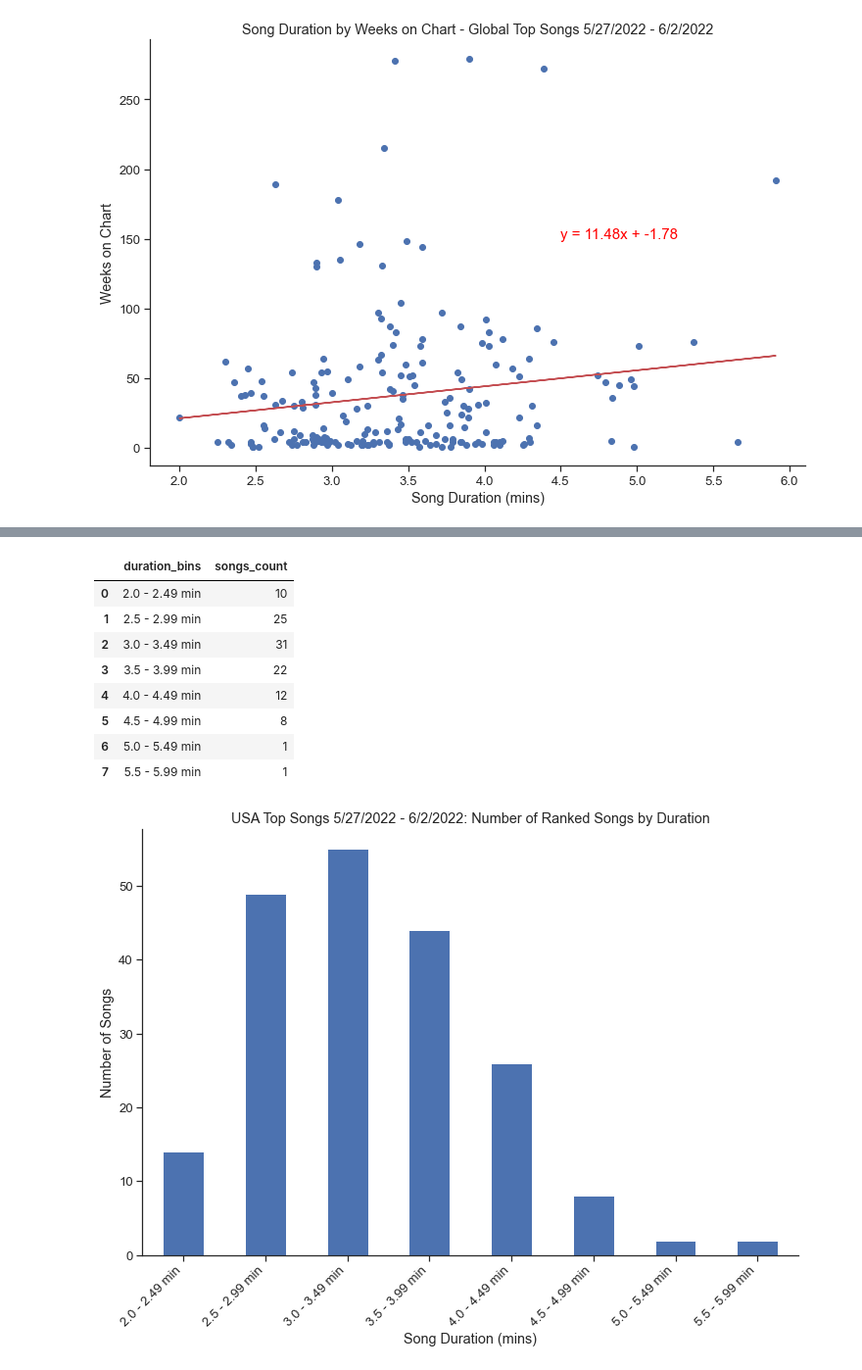
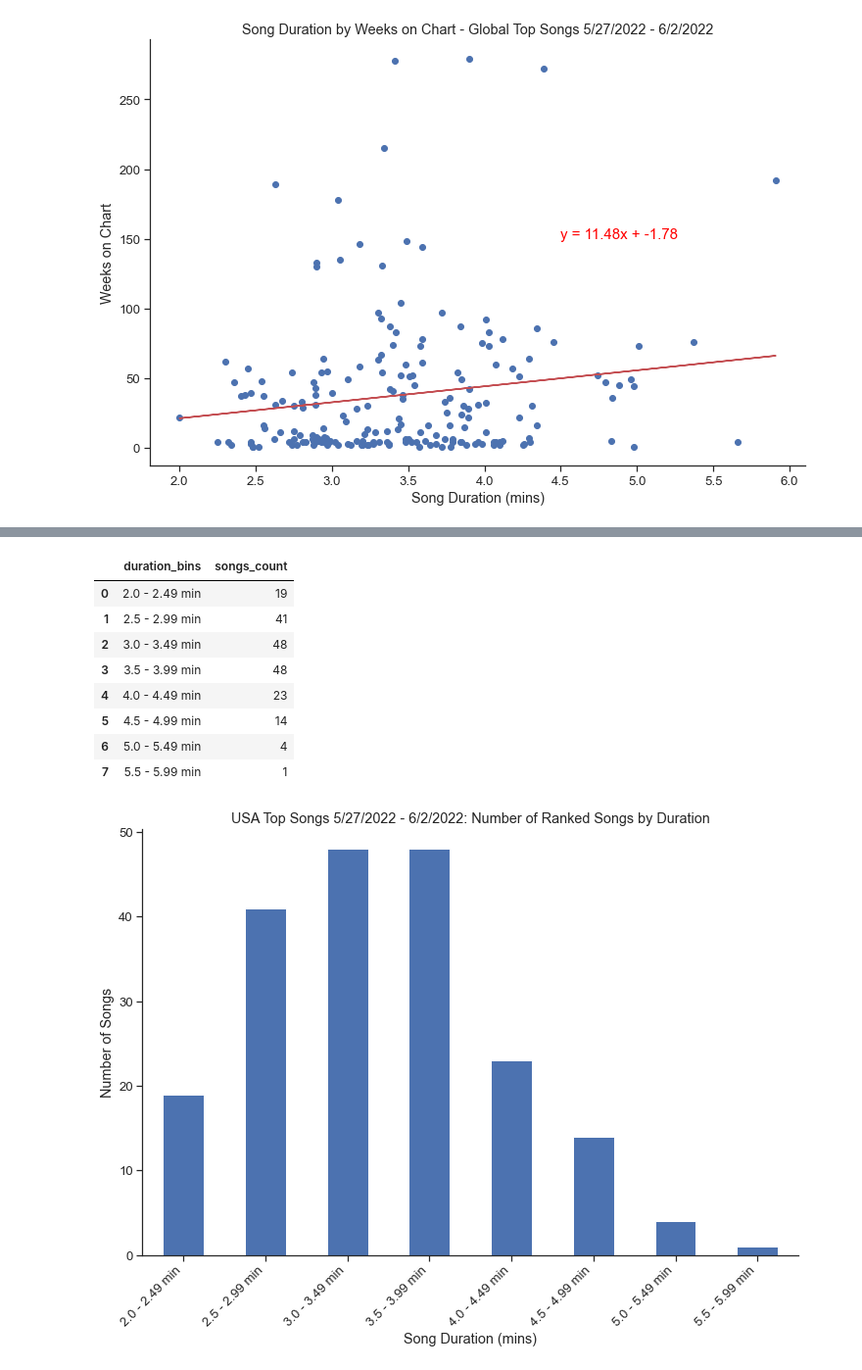
Before and after one commit to mbruns13/project_1_spotify, a Jupyter notebook: song_duration.ipynb, the cells around one changed output, grey strips where cells are left out. Shown at 98% size. Saved outputs shown, nothing was run; the diff lists cells and outputs as text; code cells hidden in the pictures.

Commit message:
added USA data

```diff
--- a/song_duration.ipynb
+++ b/song_duration.ipynb
@@ -640,7 +637,7 @@ us_songs_dict = {
 
 }
 
-us_song_info_df = pd.DataFrame(songs_dict)
+us_song_info_df = pd.DataFrame(us_songs_dict)
 
 us_track_data = cleaned_us_df.merge(us_song_info_df, how='inner', on="track_id")
 
@@ -651,7 +648,7 @@ us_track_data = us_track_data.rename(columns={"rank":"us_rank",
                                               "weeks_on_chart":"weeks_on_us_chart",
                                               "streams":"us_streams"})
 
-us_track_data.head()
+us_track_data
 # %% [output]
 |  | us_rank | track_id | artist_names | track_name | us_peak_rank | us_previous_rank | weeks_on_us_chart | ... |
 | 0 | 1 | 4Dvkj6JhhA12EX05fT7y2e | Harry Styles | As It Was | 1 | 1 | 9 | ... |
@@ -673,20 +676,20 @@ us_duration_group.reset_index(inplace=True)
 us_duration_group
 # %% [output]
 |  | duration_bins | songs_count |
-| 0 | 2.0 - 2.49 min | 10 |
-| 1 | 2.5 - 2.99 min | 25 |
-| 2 | 3.0 - 3.49 min | 31 |
-| 3 | 3.5 - 3.99 min | 22 |
-| 4 | 4.0 - 4.49 min | 12 |
-| 5 | 4.5 - 4.99 min | 8 |
-| 6 | 5.0 - 5.49 min | 1 |
+| 0 | 2.0 - 2.49 min | 19 |
+| 1 | 2.5 - 2.99 min | 41 |
+| 2 | 3.0 - 3.49 min | 48 |
+| 3 | 3.5 - 3.99 min | 48 |
+| 4 | 4.0 - 4.49 min | 23 |
+| 5 | 4.5 - 4.99 min | 14 |
+| 6 | 5.0 - 5.49 min | 4 |
 | 7 | 5.5 - 5.99 min | 1 |
 # %%
-fig = duration_group.plot.bar("duration_bins",title="USA Top Songs 5/27/2022 - 6/2/2022: Number of Ranked Songs by Duration",xlabel="Song Duration (mins)",ylabel="Number of Songs", rot=45, legend=None)
+fig = us_duration_group.plot.bar("duration_bins",title="USA Top Songs 5/27/2022 - 6/2/2022: Number of Ranked Songs by Duration",xlabel="Song Duration (mins)",ylabel="Number of Songs", rot=45, legend=None)
 plt.xticks(ha="right")
 
 #save as png
 plt.savefig("images/usa_duration_bar.png",bbox_inches='tight')
 plt.show()
 # %% [output]
-[figure, old version]
+[figure, new version]
```
Also changed, not shown: parts of 7 cells of this notebook, 4 other files.
